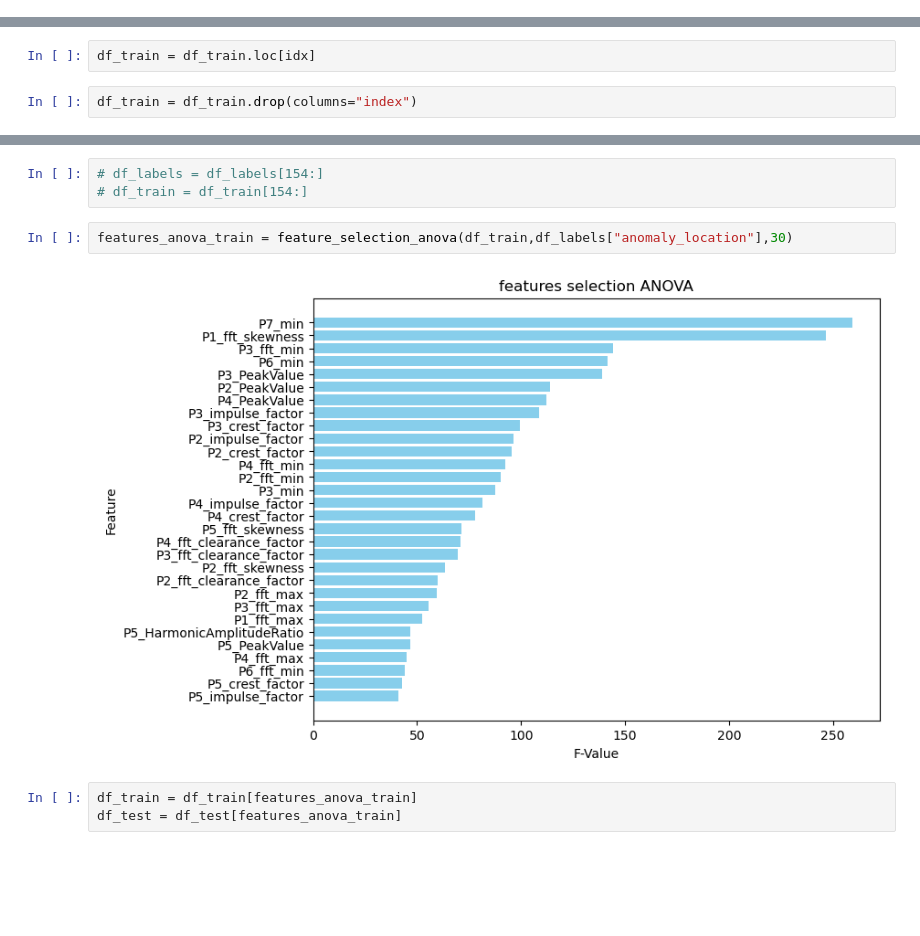
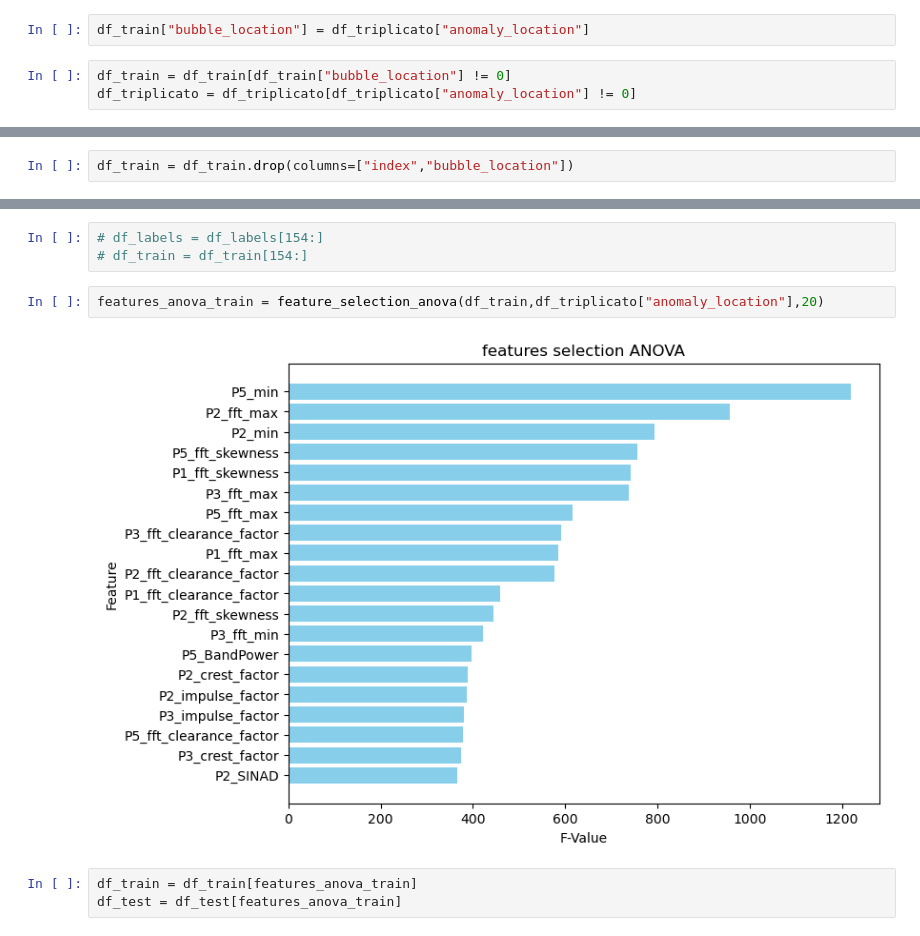
Before and after one commit to alexxdediu/Data-Challenge-PHM-Asia-Pacific-2023, a Jupyter notebook: models/model_task_3.ipynb, the cells around one changed output, grey strips where cells are left out. Cells and saved outputs as stored; diff of their text form; blank space fills up the shorter version.

```diff
--- a/models/model_task_3.ipynb
+++ b/models/model_task_3.ipynb
@@ -118,0 +157,5 @@ array([  0,   1,   2,   3,   4,   5,   6,   7,   8,   9,  10,  11,  12,
+# %%
+df_train["bubble_location"] = df_triplicato["anomaly_location"]
+# %%
+df_train = df_train[df_train["bubble_location"] != 0]
+df_triplicato = df_triplicato[df_triplicato["anomaly_location"] != 0]
@@ -135,7 +194,5 @@ df_train
-# %%
-df_train = df_train.loc[idx]
 # %%
-df_train = df_train.drop(columns="index")
+df_train = df_train.drop(columns=["index","bubble_location"])
 # %%
 df_train
 # %% [output]
@@ -226,9 +283,9 @@ def feature_selection_random_forest(df_X, df_y, n_features):
 # df_labels = df_labels[154:]
 # df_train = df_train[154:]
 # %%
-features_anova_train = feature_selection_anova(df_train,df_labels["anomaly_location"],30)
+features_anova_train = feature_selection_anova(df_train,df_triplicato["anomaly_location"],20)
 # %% [output]
-[figure, old version]
+[figure, new version]
 # %%
 df_train = df_train[features_anova_train]
 df_test = df_test[features_anova_train]
```
Also changed, not shown: parts of 38 cells of this notebook, 5 other files.
